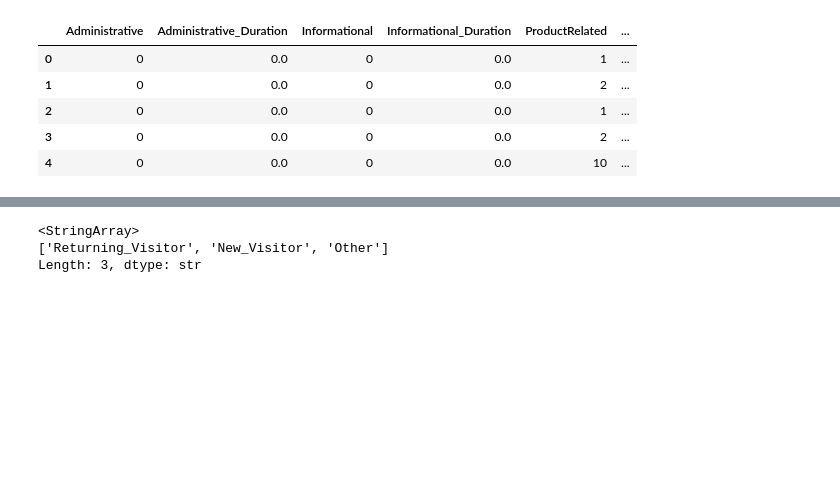
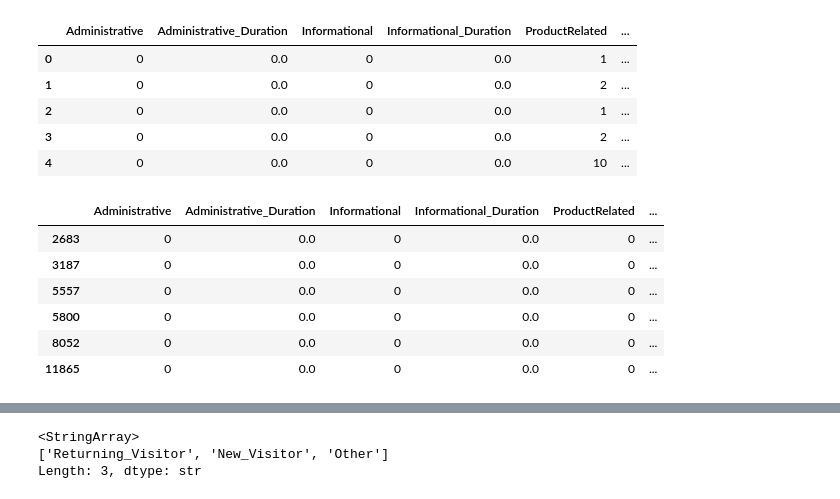
Before and after one commit to AnnaMalaschenko/Ecommerce-Shopper-Behavior, a Jupyter notebook: notebooks/anna_eda.ipynb, the cells around one changed output, grey strips where cells are left out. Saved outputs shown, nothing was run; the diff lists cells and outputs as text; code cells hidden in the pictures; blank space fills up the shorter version.

```diff
--- a/notebooks/anna_eda.ipynb
+++ b/notebooks/anna_eda.ipynb
@@ -33,3 +33,17 @@ df.head()
 | 2 | 0 | 0.0 | 0 | 0.0 | 1 | ... |
 | 3 | 0 | 0.0 | 0 | 0.0 | 2 | ... |
 | 4 | 0 | 0.0 | 0 | 0.0 | 10 | ... |
+# %%
+# Check bounce rate value if no pages were visited
+# Are there sessions where no pages were visited?
+
+df_check = df[df['Administrative'] + df['Informational'] + df['ProductRelated'] == 0]
+df_check
+# %% [output]
+|  | Administrative | Administrative_Duration | Informational | Informational_Duration | ProductRelated | ... |
+| 2683 | 0 | 0.0 | 0 | 0.0 | 0 | ... |
+| 3187 | 0 | 0.0 | 0 | 0.0 | 0 | ... |
+| 5557 | 0 | 0.0 | 0 | 0.0 | 0 | ... |
+| 5800 | 0 | 0.0 | 0 | 0.0 | 0 | ... |
+| 8052 | 0 | 0.0 | 0 | 0.0 | 0 | ... |
+| 11865 | 0 | 0.0 | 0 | 0.0 | 0 | ... |
```
Also changed, not shown: parts of 22 cells of this notebook, 1 other file.
